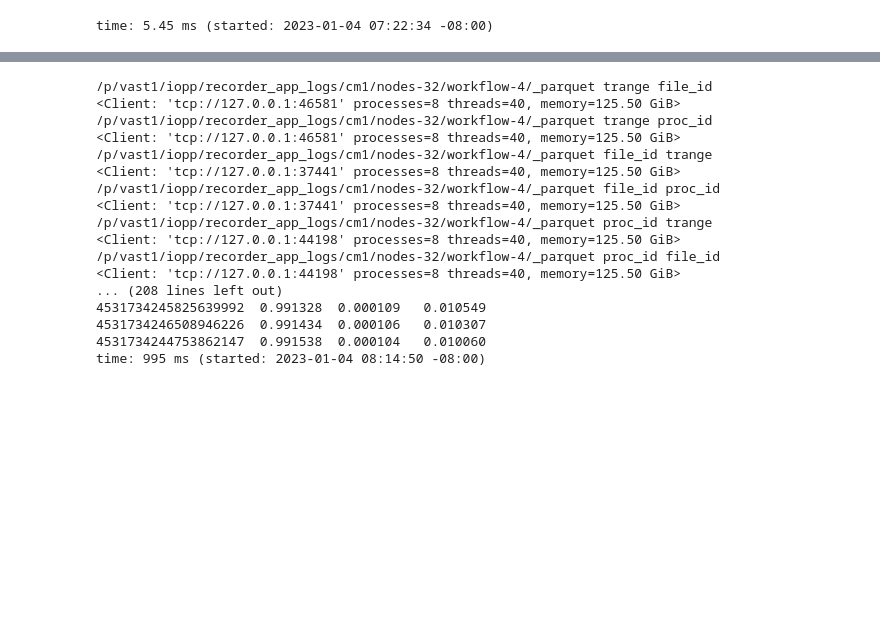
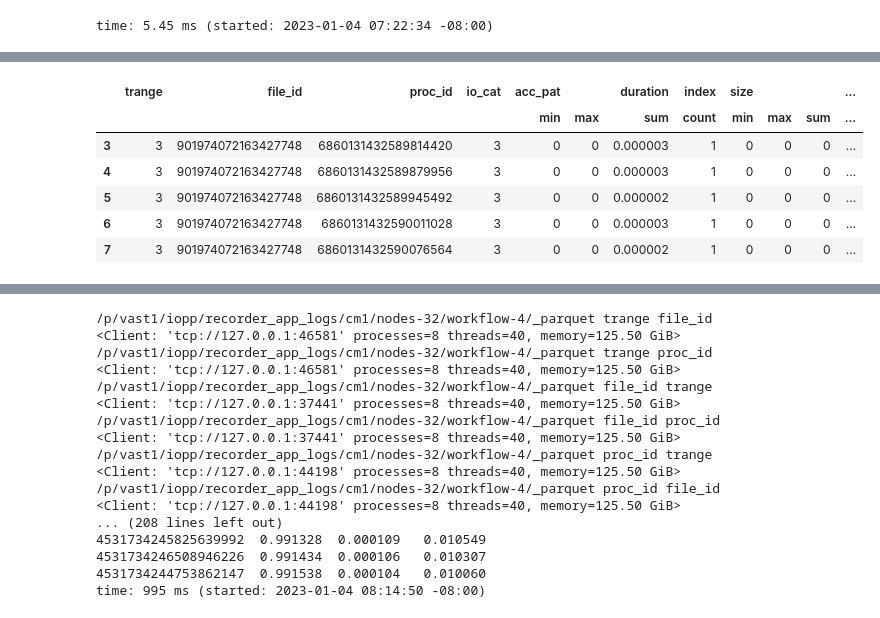
Before and after one commit to izzet/wisio, a Jupyter notebook: notebooks/playground-cm1.ipynb, the cells around one changed output, grey strips where cells are left out. Cells and saved outputs as stored; diff of their text form; code cells hidden in the pictures; blank space fills up the shorter version.

```diff
--- a/notebooks/playground-cm1.ipynb
+++ b/notebooks/playground-cm1.ipynb
@@ -1545,4 +1581,8 @@ time: 526 ms (started: 2023-01-04 08:12:39 -08:00)
 from itertools import chain, combinations, combinations_with_replacement, permutations, product, repeat
 
 list(permutations(FILTER_GROUPS, 3))
+
+# for r in range(len(FILTER_GROUPS)):
+for permutation in chain.from_iterable(map(lambda r: permutations(FILTER_GROUPS, r + 1), range(len(FILTER_GROUPS)))):
+    print(permutation)
 # %% [output]
@@ -1600,0 +1680,19 @@ time: 5.47 ms (started: 2023-01-04 08:14:37 -08:00)
+# %%
+views = {}
+group_views = {}
+
+for r in range(len(FILTER_GROUPS)):
+    for permutation in permutations(FILTER_GROUPS, r + 1):
+        parent_type = permutation[:-1]
+        view_type = permutation[-1]
+        parent_view = views[parent_type] if parent_type in views else main_view
+        # print(permutation, parent_type, view_type, len(parent_view)) #, parent_view)
+        view = parent_view \
+            .groupby([view_type]) \
+            .sum() \
+            .sort_values(('duration', 'sum'), ascending=False)
+        view = filter_delta(view, 0.0001)
+        # print(len(set(view.index.compute())))
+        group_views[permutation] = view
+        views[permutation] = parent_view[parent_view[view_type].isin(list(set(view.index.compute())))]
+        print(permutation, len(views[permutation]))
@@ -1600,0 +1716,10 @@ time: 5.47 ms (started: 2023-01-04 08:14:37 -08:00)
+# %%
+views[('trange',)].head()
+# %% [output]
+|  | trange | file_id | proc_id | io_cat | acc_pat |  | duration | index | size |  |  | ... |
+|  |  |  |  |  | min | max | sum | count | min | max | sum | ... |
+| 3 | 3 | 901974072163427748 | 6860131432589814420 | 3 | 0 | 0 | 0.000003 | 1 | 0 | 0 | 0 | ... |
+| 4 | 3 | 901974072163427748 | 6860131432589879956 | 3 | 0 | 0 | 0.000003 | 1 | 0 | 0 | 0 | ... |
+| 5 | 3 | 901974072163427748 | 6860131432589945492 | 3 | 0 | 0 | 0.000002 | 1 | 0 | 0 | 0 | ... |
+| 6 | 3 | 901974072163427748 | 6860131432590011028 | 3 | 0 | 0 | 0.000003 | 1 | 0 | 0 | 0 | ... |
+| 7 | 3 | 901974072163427748 | 6860131432590076564 | 3 | 0 | 0 | 0.000002 | 1 | 0 | 0 | 0 | ... |
```
Also changed, not shown: parts of 35 cells of this notebook, 4 other files.
